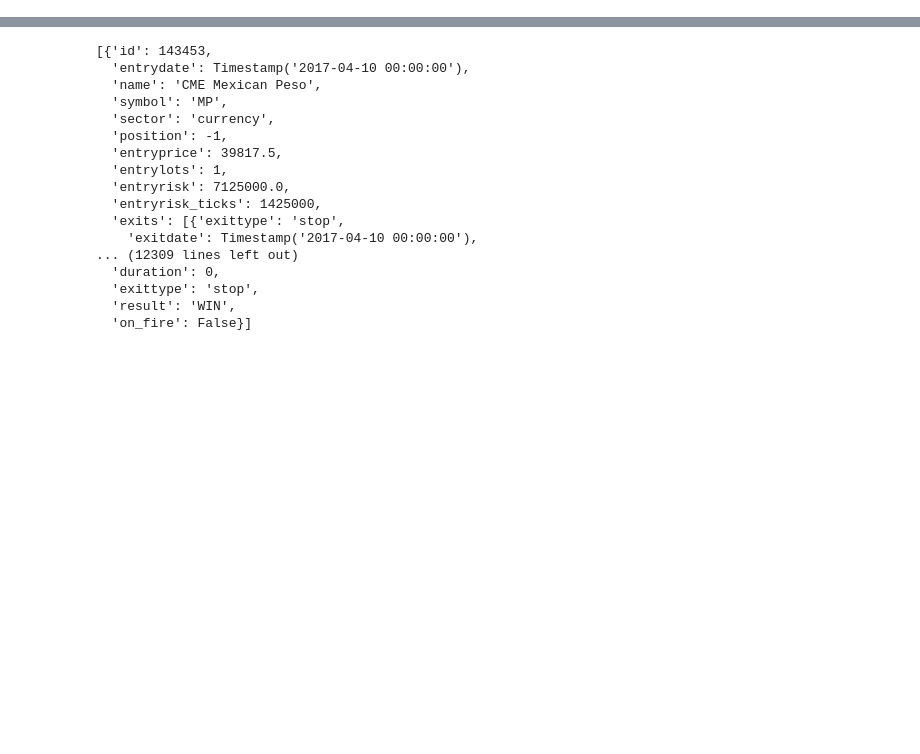
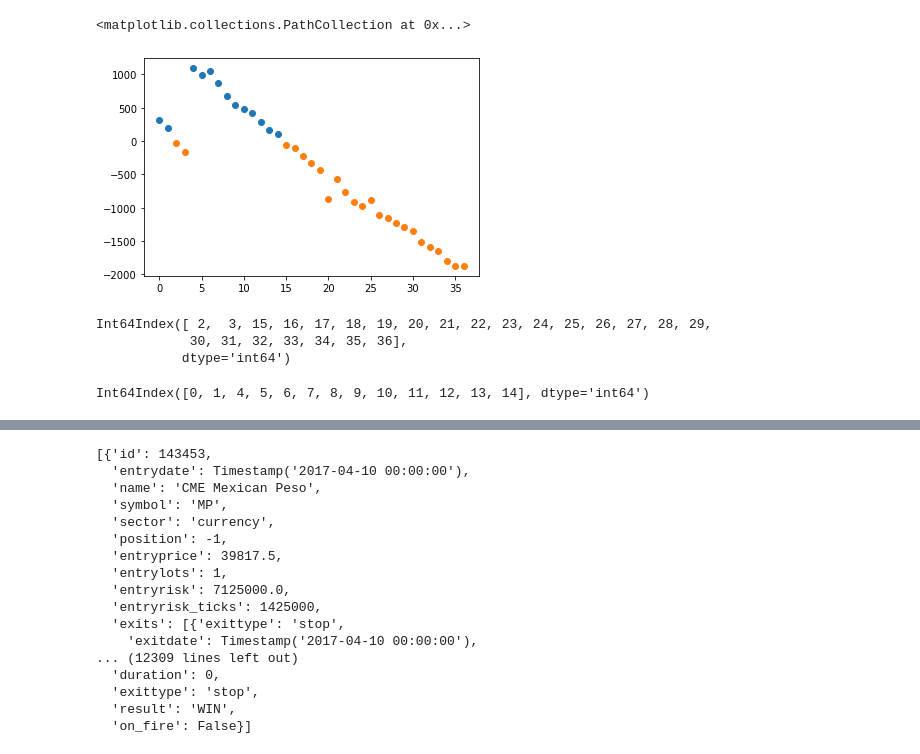
Before and after one commit to zipu/Trading, a Jupyter notebook: test.ipynb, the cells around one changed output, grey strips where cells are left out. Drawn from its saved outputs; the diff is of its cells as text; code cells hidden in the pictures; blank space fills up the shorter version.

```diff
--- a/test.ipynb
+++ b/test.ipynb
@@ -49,0 +233,16 @@ system.summary(level=0)
+# %%
+plt.scatter(cumprofit[cumprofit>0].index, cumprofit[cumprofit>0])
+plt.scatter(cumprofit[cumprofit<=0].index, cumprofit[cumprofit<=0])
+# %% [output]
+<matplotlib.collections.PathCollection at 0x...>
+[figure, added]
+# %%
+cumprofit[cumprofit<=0].index
+# %% [output]
+Int64Index([ 2,  3, 15, 16, 17, 18, 19, 20, 21, 22, 23, 24, 25, 26, 27, 28, 29,
+            30, 31, 32, 33, 34, 35, 36],
+           dtype='int64')
+# %%
+cumprofit[cumprofit>0].index
+# %% [output]
+Int64Index([0, 1, 4, 5, 6, 7, 8, 9, 10, 11, 12, 13, 14], dtype='int64')
```
Also changed, not shown: parts of 51 cells of this notebook, 16 other files.
